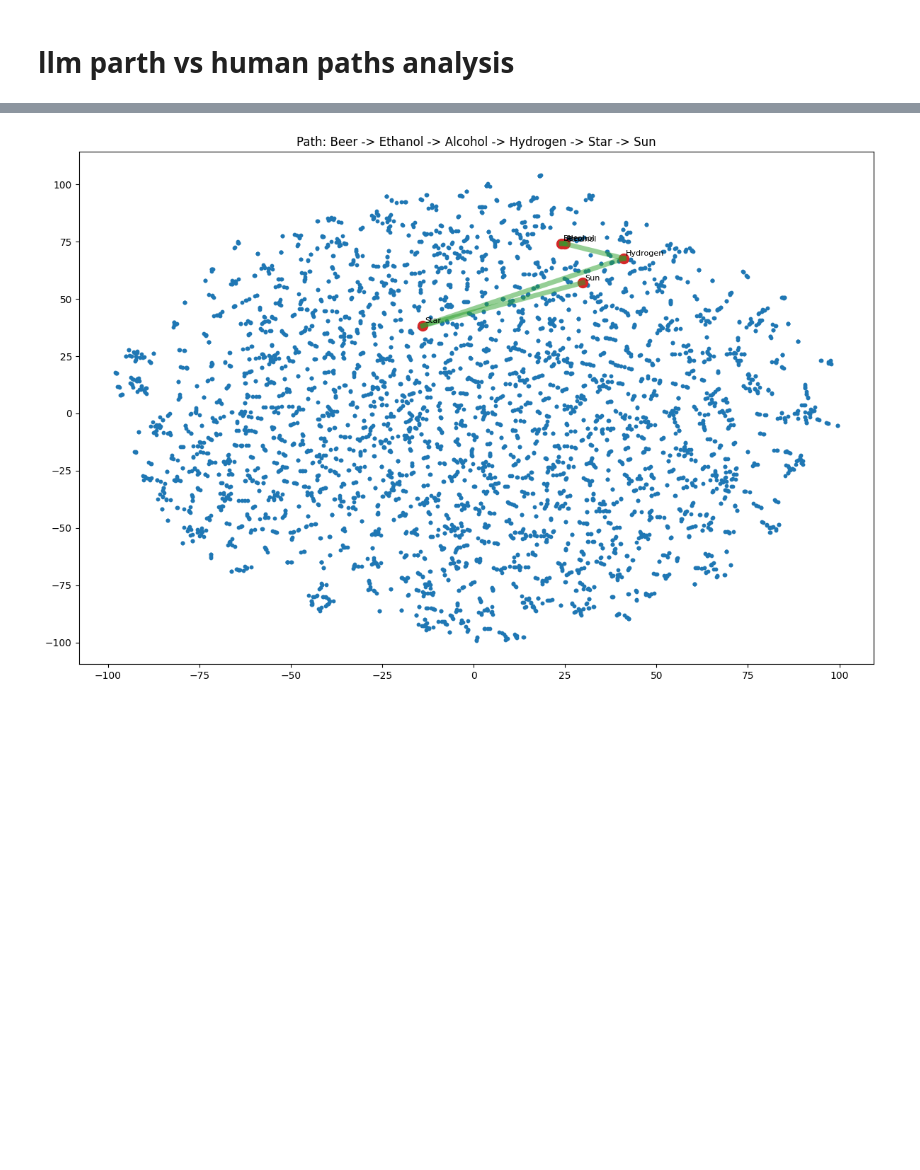
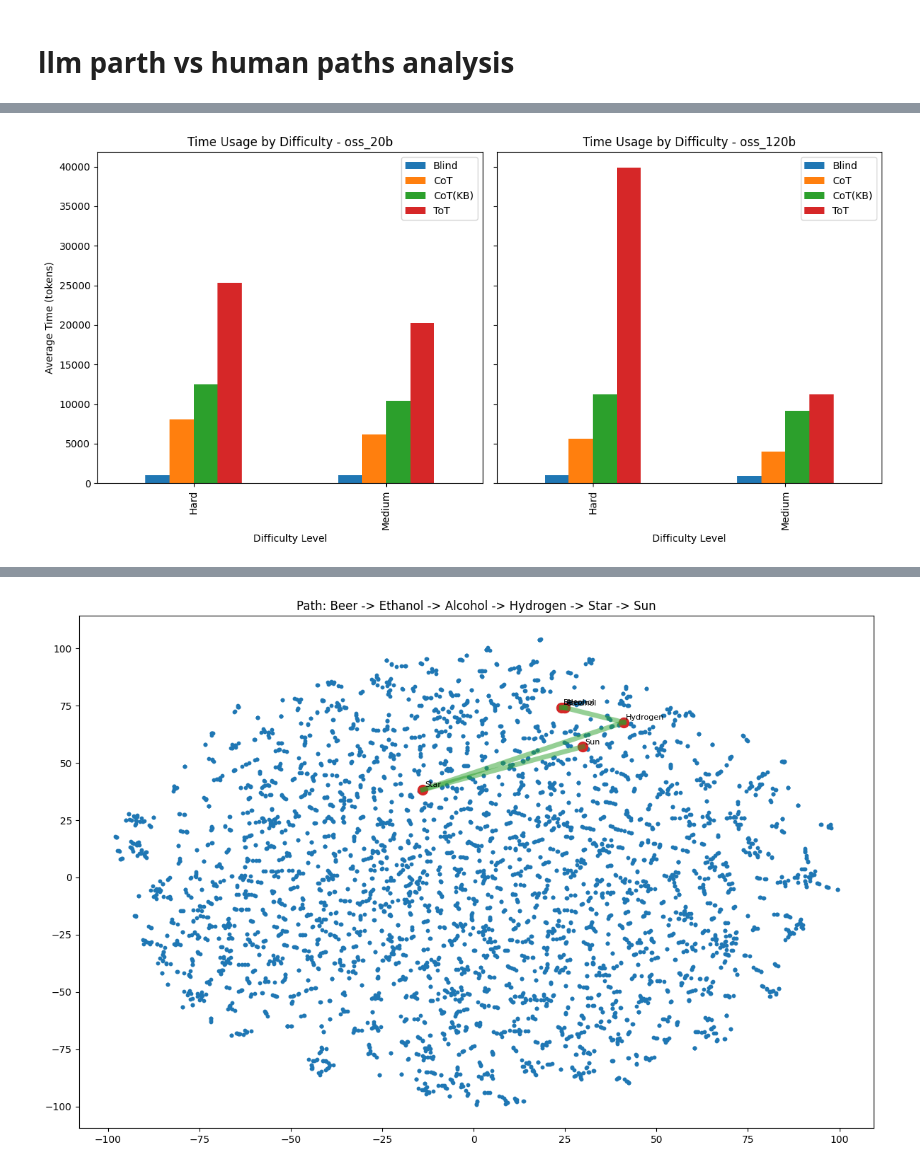
Before and after one commit to au-nlp/project-milestone-p2-group11, a Jupyter notebook: main.ipynb, the cells around one changed output, grey strips where cells are left out. Cells and saved outputs as stored; diff of their text form; code cells hidden in the pictures; blank space fills up the shorter version.

```diff
--- a/main.ipynb
+++ b/main.ipynb
@@ -1041,0 +826,4 @@ def visualize_specific_semantic_space(metadata:pd.DataFrame, emb_path: str, arti
+# %%
+visualizer.visualize_time_usage(llm_path_merged)
+# %% [output]
+[figure, added]
```
Also changed, not shown: parts of 16 cells of this notebook, 2 other files.
